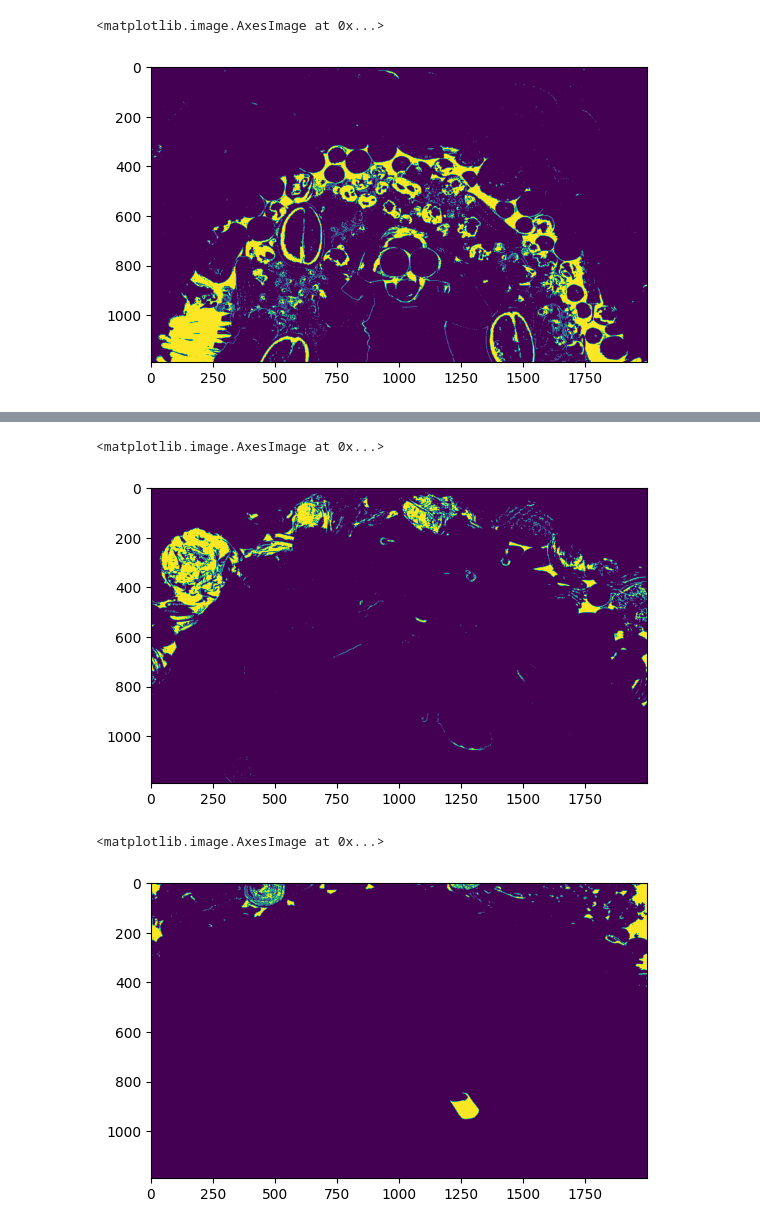
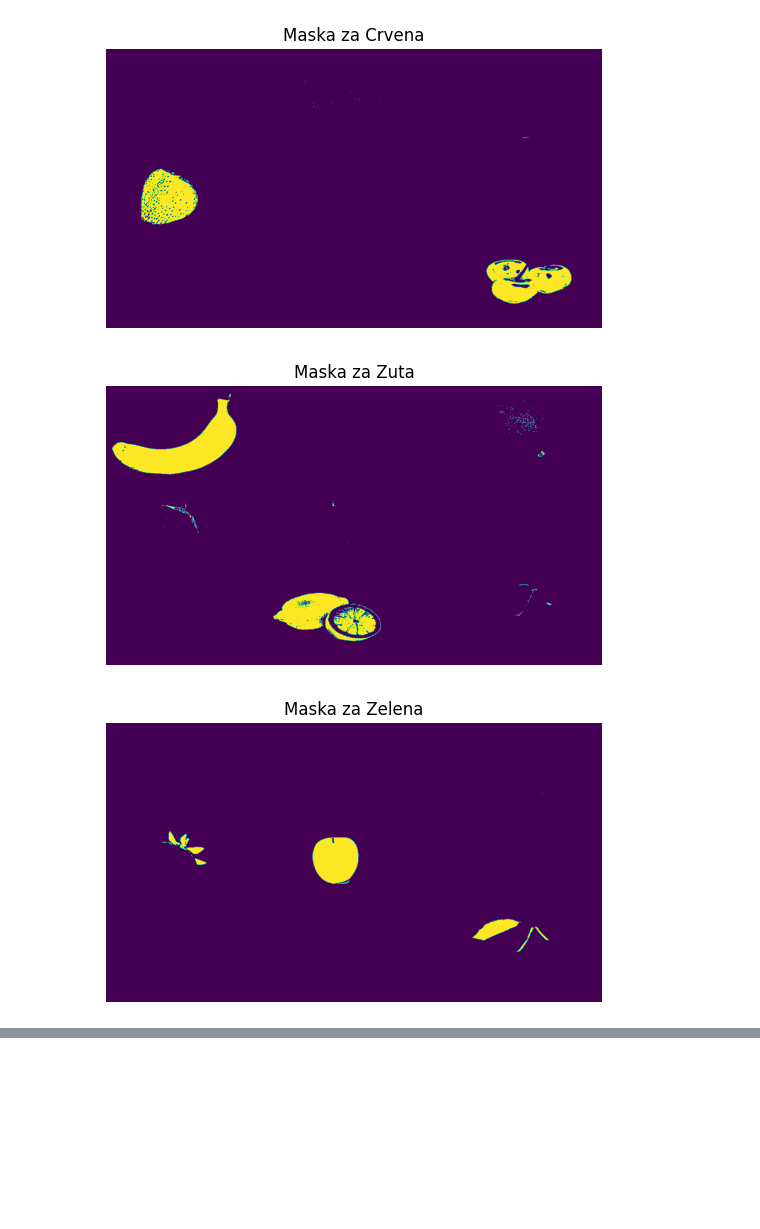
Before and after one commit to lban1/RacunalniVid, a Jupyter notebook: SeminarskiRad_RV_RGB.ipynb, the cells around one changed output, grey strips where cells are left out. Cells and saved outputs as stored; diff of their text form; code cells hidden in the pictures; blank space fills up the shorter version.

```diff
--- a/SeminarskiRad_RV_RGB.ipynb
+++ b/SeminarskiRad_RV_RGB.ipynb
@@ -4,6 +4,8 @@ import numpy as np
 import matplotlib.pyplot as plt
 
 # Učitavanje slike
-img = cv2.imread('static/voce_01.png')
+img = cv2.imread('static/voce_04.png')
 plt.imshow(img)
+plt.axis('off')
+plt.show()
 # %% [output]
@@ -25,34 +28,43 @@ plt.imshow(hsv)
 # %%
 # Definicija raspona boja za različite objekte
 color_ranges = {
-    'red': ([0, 100, 100], [10, 255, 255]),
-    'green': ([40, 100, 100], [70, 255, 255]),
-    'blue': ([100, 100, 100], [140, 255, 255])
+    'Crvena': ([160, 50, 50], [180, 255, 255]),
+    'Zuta': ([20, 100, 100], [30, 255, 255]),
+    'Zelena': ([30, 50, 50], [70, 255, 255]),
+    #'Ljubicasta': ([130, 50, 50], [160, 255, 255]),
+    #'Smeđa': ([10, 100, 20], [20, 255, 200]),
+    'Plava': ([90, 100, 100], [120, 255, 255]),
+    'Narancasta': ([10, 160, 160], [17, 255, 255])
 }
 
 slike =[]
 
 # Detekcija objekata za svaku boju
 for color, (lower, upper) in color_ranges.items():
     lower = np.array(lower)
     upper = np.array(upper)
 
     # Kreiranje maske za detekciju boje
     mask = cv2.inRange(hsv, lower, upper)
     slike.append(mask);
 
      # Detekcija kontura
     contours, _ = cv2.findContours(mask, cv2.RETR_EXTERNAL, cv2.CHAIN_APPROX_SIMPLE)
 
     # Crtanje pravokutnika oko detektiranih objekata
     for contour in contours:
         # Filtriranje malih kontura
         if cv2.contourArea(contour) > 500:
             x, y, w, h = cv2.boundingRect(contour)
             cv2.rectangle(img, (x, y), (x + w, y + h), (0, 255, 0), 2)
             cv2.putText(img, color, (x, y - 10), cv2.FONT_HERSHEY_SIMPLEX, 0.9, (0, 255, 0), 2)
 
-plt.imshow(slike[0])
+    # Prikaz maske za svaku boju
+    plt.imshow(mask)
+    plt.title(f'Maska za {color}')
+    plt.axis('off')
+    plt.show()
 # %% [output]
-<matplotlib.image.AxesImage at 0x...>
-[figure, old version]
+[figure, new version]
+[figure, added]
+[figure, added]
@@ -59,13 +73,3 @@ plt.imshow(slike[0])
-# %%
-plt.imshow(slike[1])
-# %% [output]
-<matplotlib.image.AxesImage at 0x...>
-[figure, removed]
-# %%
-plt.imshow(slike[2])
-# %% [output]
-<matplotlib.image.AxesImage at 0x...>
-[figure, removed]
 # %%
 # Prikaz rezultata
 plt.imshow(img)
```
Also changed, not shown: parts of 5 cells of this notebook, 11 other files.
